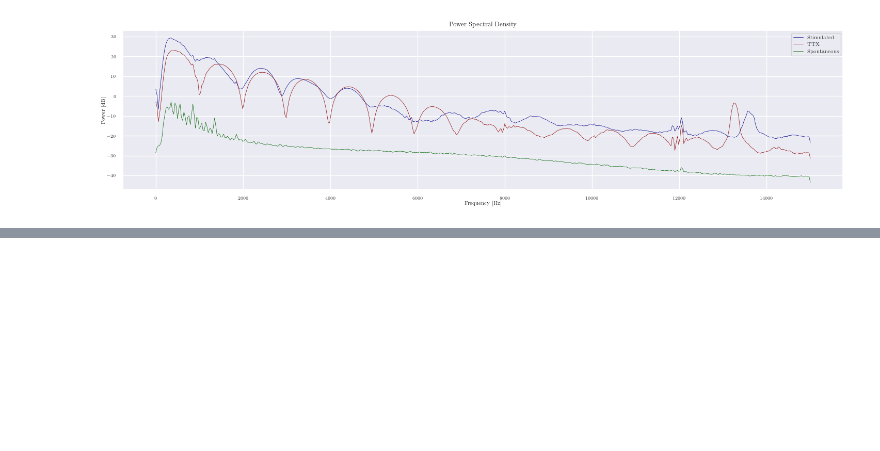
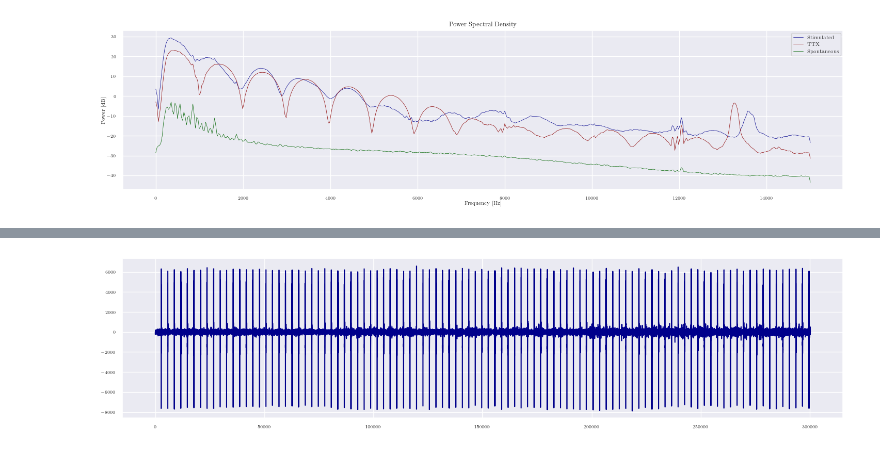
Before and after one commit to TheresaDF/NeuronSpikeEye, a Jupyter notebook: src/visualizations/data.ipynb, the cells around one changed output, grey strips where cells are left out. Drawn from its saved outputs; the diff is of its cells as text; code cells hidden in the pictures; blank space fills up the shorter version.

```diff
--- a/src/visualizations/data.ipynb
+++ b/src/visualizations/data.ipynb
@@ -132,0 +199,6 @@ savefig(fig, "data_psd", width = 6, height = 2)
+# %%
+plt.figure(figsize = (18, 4))
+plt.plot(data[:, int(MEA_layout[i-1, j-1])], color = "darkblue")
+plt.show()
+# %% [output]
+[figure, added]
```
Also changed, not shown: parts of 2 cells of this notebook.
